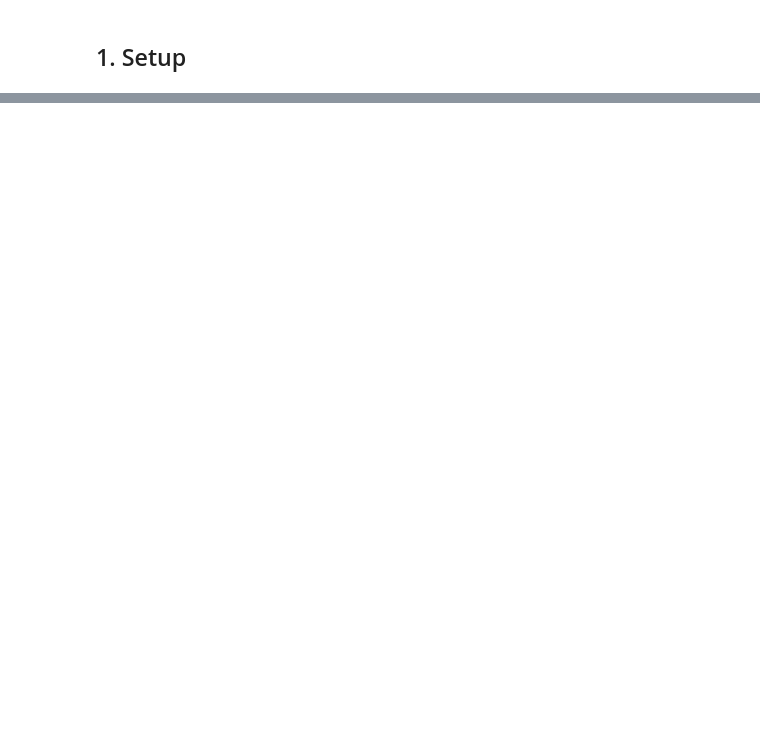
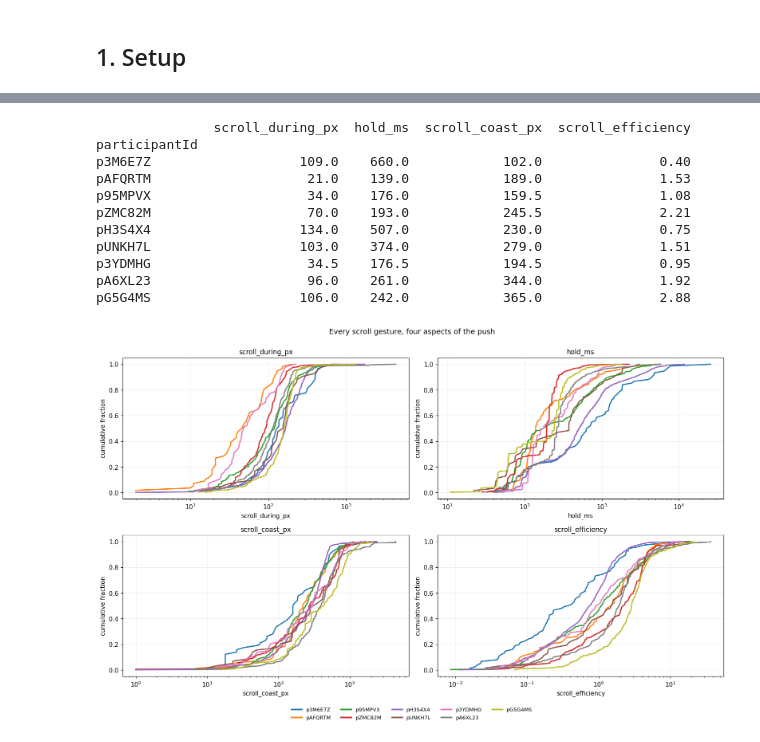
Before and after one commit to williaminsley/BBDC-Prototype-2-Research, a Jupyter notebook: notebooks/modelling/06_gesture_morphology.ipynb, the cells around one changed output, grey strips where cells are left out. Drawn from its saved outputs; the diff is of its cells as text; code cells hidden in the pictures; blank space fills up the shorter version.

```diff
--- a/notebooks/modelling/06_gesture_morphology.ipynb
+++ b/notebooks/modelling/06_gesture_morphology.ipynb
@@ -694,0 +390,45 @@ these participants has turned out to be tempo wearing different hats.
+# %%
+scroll_g = interactions.loc[interactions['gesture'].isin(['scroll_fling', 'scroll_drag'])].copy()
+scroll_g['scroll_total_px'] = scroll_g['scroll_during_px'] + scroll_g['scroll_coast_px']
+scroll_g['scroll_efficiency'] = scroll_g['scroll_total_px'] / scroll_g['hold_ms'].clip(lower=1)
+
+MORPH = ['scroll_during_px', 'hold_ms', 'scroll_coast_px', 'scroll_efficiency']
+print(scroll_g.groupby('participantId')[MORPH].median().reindex(PARTICIPANTS).round(2).to_string())
+
+
+def plot_scroll_morphology(scroll_g):
+    fig, axes = plt.subplots(2, 2, figsize=(14.5, 9))
+    for ax, f in zip(axes.ravel(), MORPH):
+        thin = []
+        for p in PARTICIPANTS:
+            v = scroll_g.loc[scroll_g['participantId'] == p, f].to_numpy()
+            v = v[np.isfinite(v) & (v > 0)]
+            if len(v) < 20:
+                thin.append(p); continue
+            v = np.sort(v)
+            ax.plot(v, np.arange(1, len(v) + 1) / len(v), color=pcolor(p), lw=1.9)
+        ax.set_xscale('log'); ax.set_xlabel(f); ax.set_ylabel("cumulative fraction")
+        ax.set_title(f)
+        if thin:
+            ax.text(0.02, 0.97, "thin: " + ", ".join(thin), transform=ax.transAxes,
+                    va='top', fontsize=7, color='#c44e52')
+    handles = [Line2D([0], [0], color=pcolor(p), lw=2.4, label=p) for p in PARTICIPANTS]
+    fig.legend(handles=handles, loc='lower center', ncol=5, frameon=False, fontsize=8.5)
+    fig.suptitle("Every scroll gesture, four aspects of the push", y=1.0)
+    plt.tight_layout(rect=[0, 0.05, 1, 1]); plt.show(); plt.close(fig)
+
+
+plot_scroll_morphology(scroll_g)
+# %% [output]
+               scroll_during_px  hold_ms  scroll_coast_px  scroll_efficiency
+participantId
+p3M6E7Z                   109.0    660.0            102.0               0.40
+pAFQRTM                    21.0    139.0            189.0               1.53
+p95MPVX                    34.0    176.0            159.5               1.08
+pZMC82M                    70.0    193.0            245.5               2.21
+pH3S4X4                   134.0    507.0            230.0               0.75
+pUNKH7L                   103.0    374.0            279.0               1.51
+p3YDMHG                    34.5    176.5            194.5               0.95
+pA6XL23                    96.0    261.0            344.0               1.92
+pG5G4MS                   106.0    242.0            365.0               2.88
+[figure, added]
```
Also changed, not shown: parts of 47 cells of this notebook, 2 other files.
